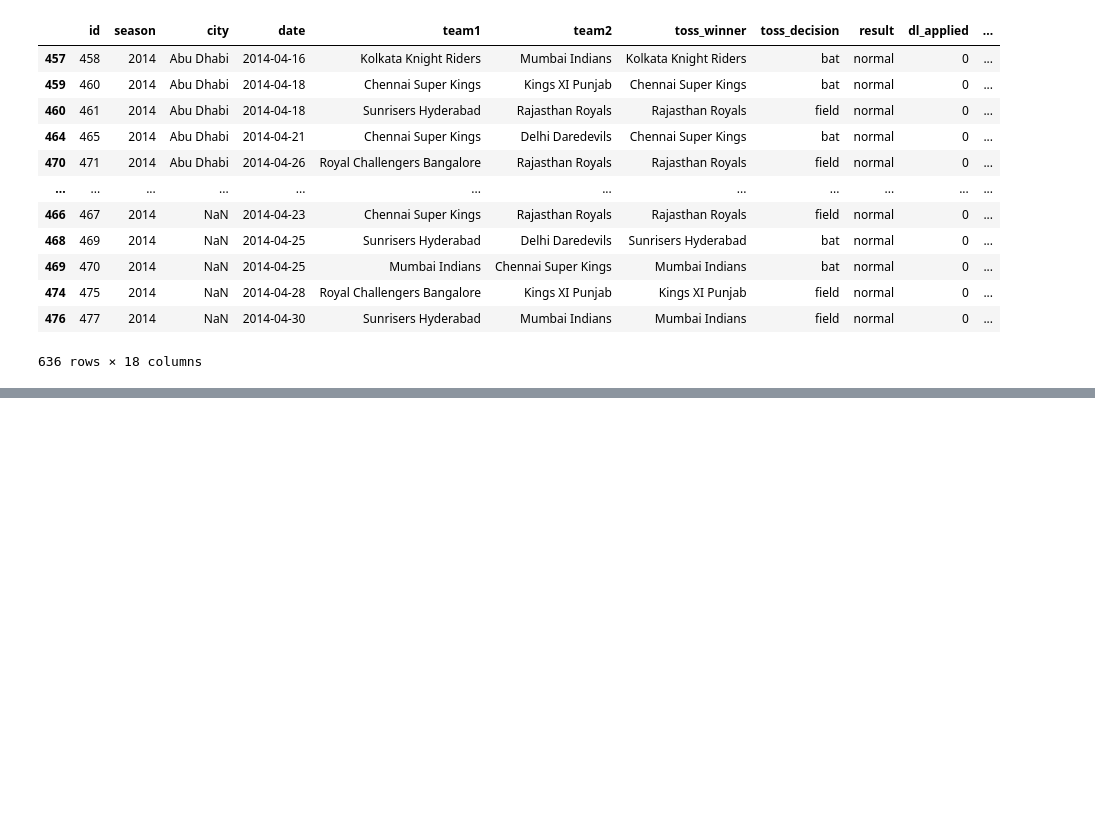
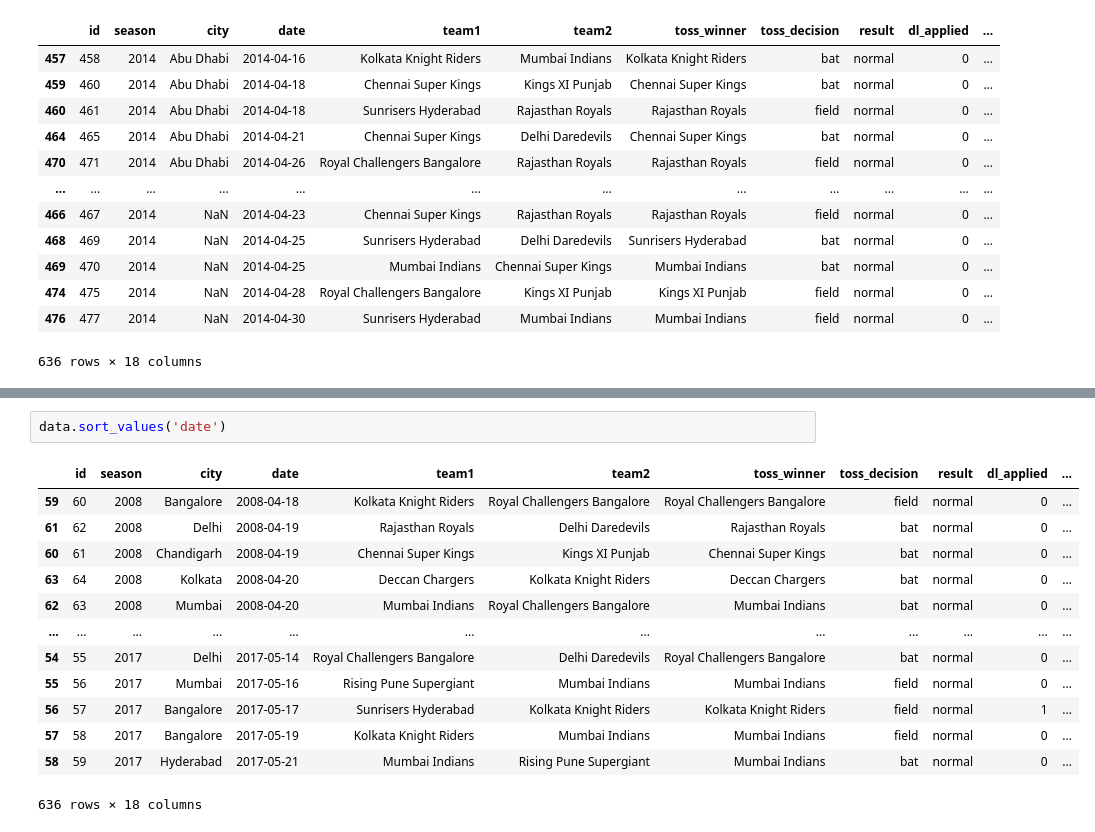
Before and after one commit to dailycodeminskole/FEB_DS_7AM, a Jupyter notebook: 55_PANDAS_IPL_BooleanMasking.ipynb, the cells around one changed output, grey strips where cells are left out. Cells and saved outputs as stored; diff of their text form; blank space fills up the shorter version.

```diff
--- a/55_PANDAS_IPL_BooleanMasking.ipynb
+++ b/55_PANDAS_IPL_BooleanMasking.ipynb
@@ -435,0 +498,16 @@ data.sort_values(['city','date'],ascending=[True,False]).head(20)
+# %%
+data.sort_values('date')
+# %% [output]
+|  | id | season | city | date | team1 | team2 | toss_winner | toss_decision | result | dl_applied | ... |
+| 59 | 60 | 2008 | Bangalore | 2008-04-18 | Kolkata Knight Riders | Royal Challengers Bangalore | Royal Challengers Bangalore | field | normal | 0 | ... |
+| 61 | 62 | 2008 | Delhi | 2008-04-19 | Rajasthan Royals | Delhi Daredevils | Rajasthan Royals | bat | normal | 0 | ... |
+| 60 | 61 | 2008 | Chandigarh | 2008-04-19 | Chennai Super Kings | Kings XI Punjab | Chennai Super Kings | bat | normal | 0 | ... |
+| 63 | 64 | 2008 | Kolkata | 2008-04-20 | Deccan Chargers | Kolkata Knight Riders | Deccan Chargers | bat | normal | 0 | ... |
+| 62 | 63 | 2008 | Mumbai | 2008-04-20 | Mumbai Indians | Royal Challengers Bangalore | Mumbai Indians | bat | normal | 0 | ... |
+| ... | ... | ... | ... | ... | ... | ... | ... | ... | ... | ... | ... |
+| 54 | 55 | 2017 | Delhi | 2017-05-14 | Royal Challengers Bangalore | Delhi Daredevils | Royal Challengers Bangalore | bat | normal | 0 | ... |
+| 55 | 56 | 2017 | Mumbai | 2017-05-16 | Rising Pune Supergiant | Mumbai Indians | Mumbai Indians | field | normal | 0 | ... |
+| 56 | 57 | 2017 | Bangalore | 2017-05-17 | Sunrisers Hyderabad | Kolkata Knight Riders | Kolkata Knight Riders | field | normal | 1 | ... |
+| 57 | 58 | 2017 | Bangalore | 2017-05-19 | Kolkata Knight Riders | Mumbai Indians | Mumbai Indians | field | normal | 0 | ... |
+| 58 | 59 | 2017 | Hyderabad | 2017-05-21 | Mumbai Indians | Rising Pune Supergiant | Mumbai Indians | bat | normal | 0 | ... |
+636 rows × 18 columns
```
Also changed, not shown: parts of 10 cells of this notebook, 1 other file.
